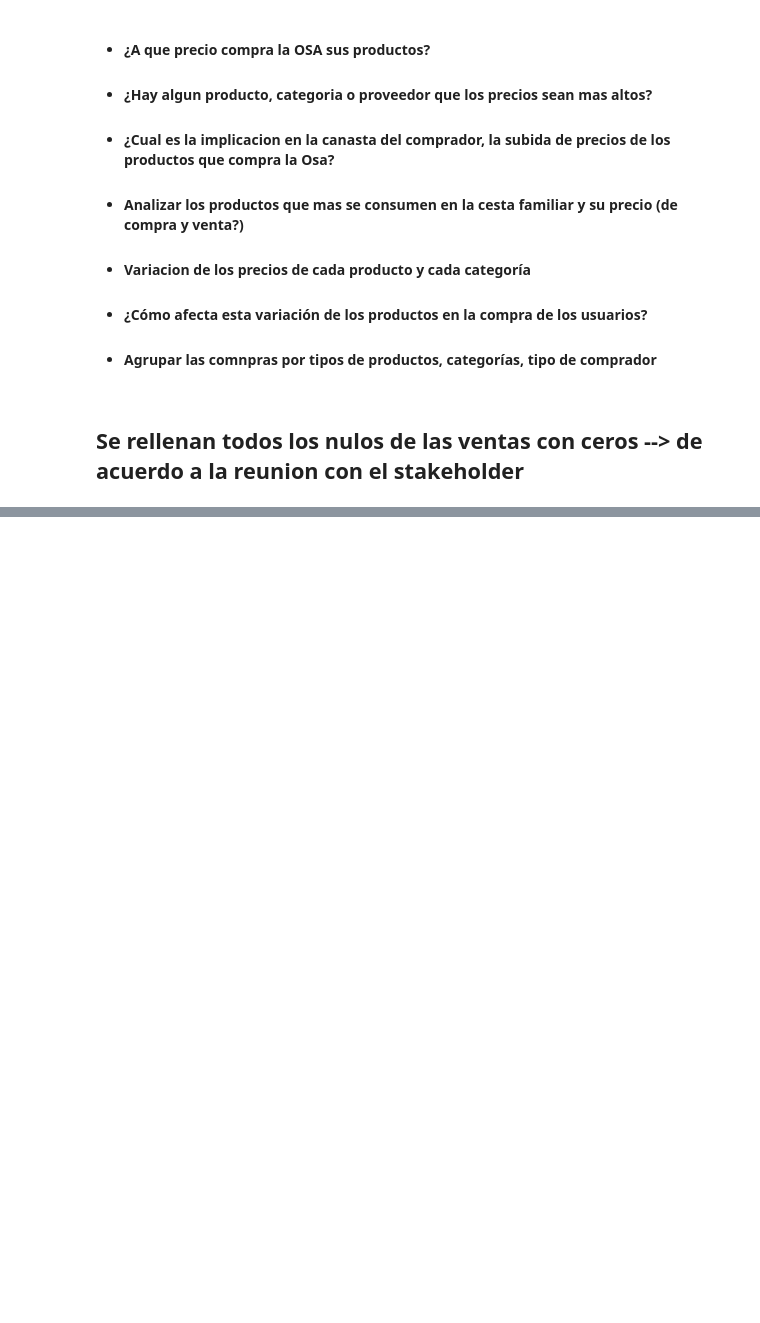
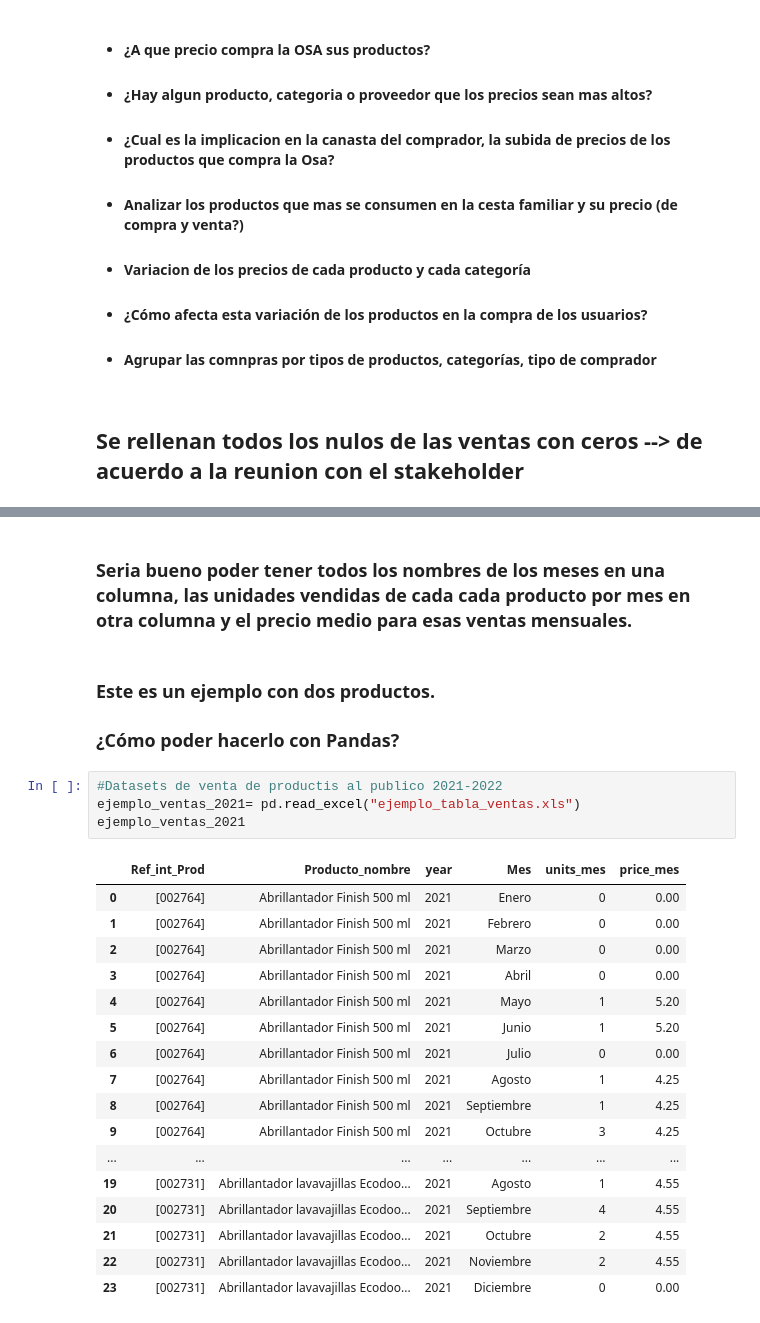
Before and after one commit to Factoria-F5-AI-Bootcamp-1-Edicion/osa_analysis, a Jupyter notebook: EDA.ipynb, the cells around one changed output, grey strips where cells are left out. Cells and saved outputs as stored; diff of their text form; blank space fills up the shorter version.

```diff
--- a/EDA.ipynb
+++ b/EDA.ipynb
@@ -408,3 +415,31 @@ precios_ventas.fillna(0)
 | 3932 | [006518] | Yogur vegetal con arandanos Alpro... | 0.0 | 0.0 | 0.0 | 0.0 | ... |
 | 3933 | [6499] P | ularda Sanchonar aprox 3 kg | 0.0 | 0.0 | 0.0 | 0.0 | ... |
 7810 rows × 29 columns
+# %% [markdown]
+### Seria bueno poder tener todos los nombres de los meses en una columna, las unidades vendidas de cada cada producto por mes en otra columna  y el precio medio para esas ventas mensuales.
+# %% [markdown]
+### Este es un ejemplo con dos productos.
+
+### ¿Cómo poder hacerlo con Pandas?
+# %%
+#Datasets de venta de productis al publico 2021-2022
+ejemplo_ventas_2021= pd.read_excel("ejemplo_tabla_ventas.xls")
+ejemplo_ventas_2021
+# %% [output]
+|  | Ref_int_Prod | Producto_nombre | year | Mes | units_mes | price_mes |
+| 0 | [002764] | Abrillantador Finish 500 ml | 2021 | Enero | 0 | 0.00 |
+| 1 | [002764] | Abrillantador Finish 500 ml | 2021 | Febrero | 0 | 0.00 |
+| 2 | [002764] | Abrillantador Finish 500 ml | 2021 | Marzo | 0 | 0.00 |
+| 3 | [002764] | Abrillantador Finish 500 ml | 2021 | Abril | 0 | 0.00 |
+| 4 | [002764] | Abrillantador Finish 500 ml | 2021 | Mayo | 1 | 5.20 |
+| 5 | [002764] | Abrillantador Finish 500 ml | 2021 | Junio | 1 | 5.20 |
+| 6 | [002764] | Abrillantador Finish 500 ml | 2021 | Julio | 0 | 0.00 |
+| 7 | [002764] | Abrillantador Finish 500 ml | 2021 | Agosto | 1 | 4.25 |
+| 8 | [002764] | Abrillantador Finish 500 ml | 2021 | Septiembre | 1 | 4.25 |
+| 9 | [002764] | Abrillantador Finish 500 ml | 2021 | Octubre | 3 | 4.25 |
+| ... | ... | ... | ... | ... | ... | ... |
+| 19 | [002731] | Abrillantador lavavajillas Ecodoo... | 2021 | Agosto | 1 | 4.55 |
+| 20 | [002731] | Abrillantador lavavajillas Ecodoo... | 2021 | Septiembre | 4 | 4.55 |
+| 21 | [002731] | Abrillantador lavavajillas Ecodoo... | 2021 | Octubre | 2 | 4.55 |
+| 22 | [002731] | Abrillantador lavavajillas Ecodoo... | 2021 | Noviembre | 2 | 4.55 |
+| 23 | [002731] | Abrillantador lavavajillas Ecodoo... | 2021 | Diciembre | 0 | 0.00 |
```
Also changed, not shown: parts of 19 cells of this notebook.
